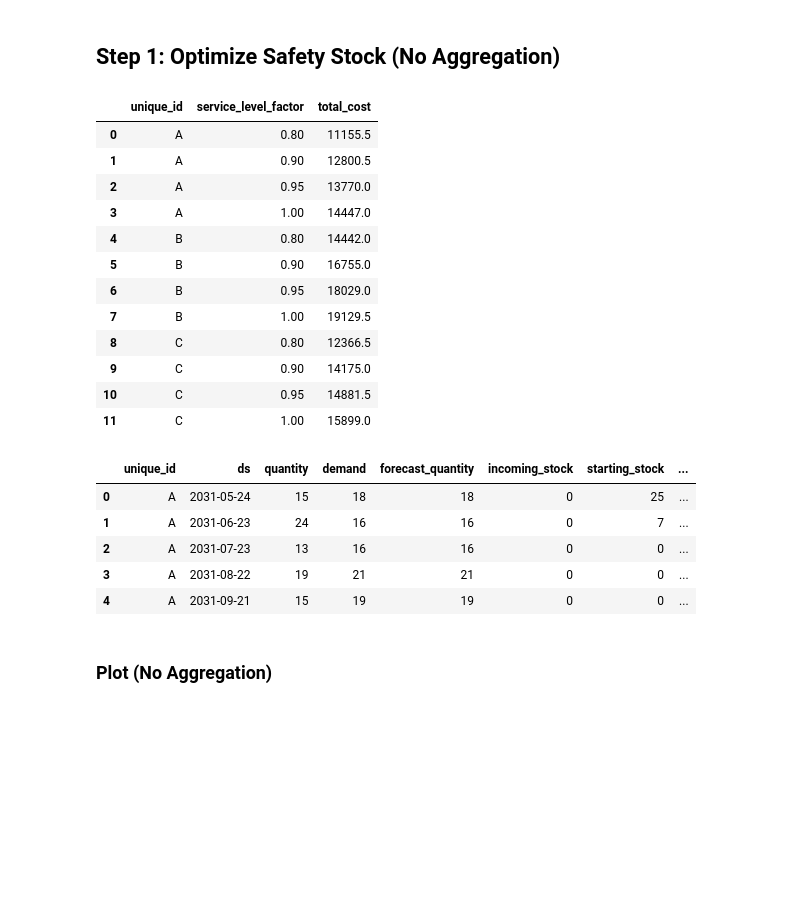
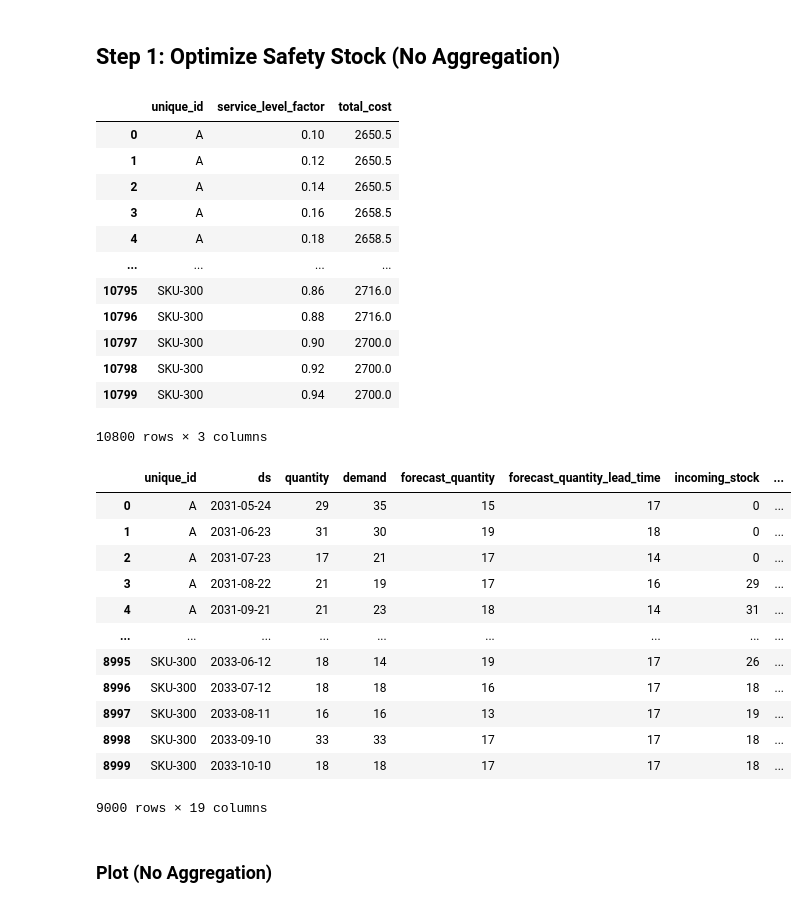
Before and after one commit to janrth/replenishment, a Jupyter notebook: notebooks/mean_forecast_safety_stock_example.ipynb, the cells around one changed output. Cells and saved outputs as stored; diff of their text form; code cells hidden in the pictures; blank space fills up the shorter version.

```diff
--- a/notebooks/mean_forecast_safety_stock_example.ipynb
+++ b/notebooks/mean_forecast_safety_stock_example.ipynb
@@ -59,17 +75,20 @@ for row in backtest_rows:
 for unique_id, series in backtest_actuals.items():
     series.sort(key=lambda r: r.ds)
     backtest_actuals[unique_id] = [int(r.actuals) for r in series]
+
+backtest_rmse = compute_backtest_rmse_by_article(backtest_rows)
 # %% [markdown]
 ## Step 1: Optimize Safety Stock (No Aggregation)
 # %%
 point_configs = build_point_forecast_article_configs_from_standard_rows(
     backtest_rows,
     service_level_factor=0.9,
+    fixed_rmse=backtest_rmse,
 )
 
 sigma_costs = evaluate_service_level_factor_costs(
     point_configs,
-    candidate_factors=[0.8, 0.9, 0.95, 1.0],
+    candidate_factors=candidate_factors,
 )
 sigma_cost_rows = [
     {"unique_id": uid, "service_level_factor": factor, "total_cost": cost}
@@ -80,43 +99,67 @@ sigma_cost_df = pd.DataFrame(sigma_cost_rows)
 sigma_cost_df
 # %% [output]
 |  | unique_id | service_level_factor | total_cost |
-| 0 | A | 0.80 | 11155.5 |
-| 1 | A | 0.90 | 12800.5 |
-| 2 | A | 0.95 | 13770.0 |
-| 3 | A | 1.00 | 14447.0 |
-| 4 | B | 0.80 | 14442.0 |
-| 5 | B | 0.90 | 16755.0 |
-| 6 | B | 0.95 | 18029.0 |
-| 7 | B | 1.00 | 19129.5 |
-| 8 | C | 0.80 | 12366.5 |
-| 9 | C | 0.90 | 14175.0 |
-| 10 | C | 0.95 | 14881.5 |
-| 11 | C | 1.00 | 15899.0 |
+| 0 | A | 0.10 | 2650.5 |
+| 1 | A | 0.12 | 2650.5 |
+| 2 | A | 0.14 | 2650.5 |
+| 3 | A | 0.16 | 2658.5 |
+| 4 | A | 0.18 | 2658.5 |
+| ... | ... | ... | ... |
+| 10795 | SKU-300 | 0.86 | 2716.0 |
+| 10796 | SKU-300 | 0.88 | 2716.0 |
+| 10797 | SKU-300 | 0.90 | 2700.0 |
+| 10798 | SKU-300 | 0.92 | 2700.0 |
+| 10799 | SKU-300 | 0.94 | 2700.0 |
+10800 rows × 3 columns
 # %%
-optimized, mean_forecast_simulations, mean_decision_rows = (
-    optimize_point_forecast_policy_and_simulate_actuals(
-        backtest_rows,
-        forecast_rows,
-        candidate_factors=[0.8, 0.9, 0.95, 1.0],
-    )
+point_configs = build_point_forecast_article_configs_from_standard_rows(
+    backtest_rows,
+    service_level_factor=0.9,
+    fixed_rmse=backtest_rmse,
+)
+
+optimized = optimize_service_level_factors(
+    point_configs,
+    candidate_factors=candidate_factors,
 )
 best_factors = {
     unique_id: result.service_level_factor
     for unique_id, result in optimized.items()
 }
 
+eval_configs = build_point_forecast_article_configs_from_standard_rows(
+    forecast_rows,
+    service_level_factor=best_factors,
+    fixed_rmse=backtest_rmse,
+    actuals_override=backtest_actuals,
+)
+eval_simulations = simulate_replenishment_for_articles(eval_configs)
+mean_decision_rows = build_replenishment_decisions_from_simulations(
+    forecast_rows,
+    eval_simulations,
+    sigma=best_factors,
+    fixed_rmse=backtest_rmse,
+)
+
 mean_decision_df = replenishment_decision_rows_to_dataframe(
     mean_decision_rows,
     library="pandas",
 )
-mean_decision_df.head()
+mean_decision_df
 # %% [output]
-|  | unique_id | ds | quantity | demand | forecast_quantity | incoming_stock | starting_stock | ... |
-| 0 | A | 2031-05-24 | 15 | 18 | 18 | 0 | 25 | ... |
-| 1 | A | 2031-06-23 | 24 | 16 | 16 | 0 | 7 | ... |
-| 2 | A | 2031-07-23 | 13 | 16 | 16 | 0 | 0 | ... |
-| 3 | A | 2031-08-22 | 19 | 21 | 21 | 0 | 0 | ... |
-| 4 | A | 2031-09-21 | 15 | 19 | 19 | 0 | 0 | ... |
+|  | unique_id | ds | quantity | demand | forecast_quantity | forecast_quantity_lead_time | incoming_stock | ... |
+| 0 | A | 2031-05-24 | 29 | 35 | 15 | 17 | 0 | ... |
+| 1 | A | 2031-06-23 | 31 | 30 | 19 | 18 | 0 | ... |
+| 2 | A | 2031-07-23 | 17 | 21 | 17 | 14 | 0 | ... |
+| 3 | A | 2031-08-22 | 21 | 19 | 17 | 16 | 29 | ... |
+| 4 | A | 2031-09-21 | 21 | 23 | 18 | 14 | 31 | ... |
+| ... | ... | ... | ... | ... | ... | ... | ... | ... |
+| 8995 | SKU-300 | 2033-06-12 | 18 | 14 | 19 | 17 | 26 | ... |
+| 8996 | SKU-300 | 2033-07-12 | 18 | 18 | 16 | 17 | 18 | ... |
+| 8997 | SKU-300 | 2033-08-11 | 16 | 16 | 13 | 17 | 19 | ... |
+| 8998 | SKU-300 | 2033-09-10 | 33 | 33 | 17 | 17 | 18 | ... |
+| 8999 | SKU-300 | 2033-10-10 | 18 | 18 | 17 | 17 | 18 | ... |
+9000 rows × 19 columns
 # %% [markdown]
 ### Plot (No Aggregation)
 # %%
```
Also changed, not shown: parts of 8 cells of this notebook, 18 other files.
